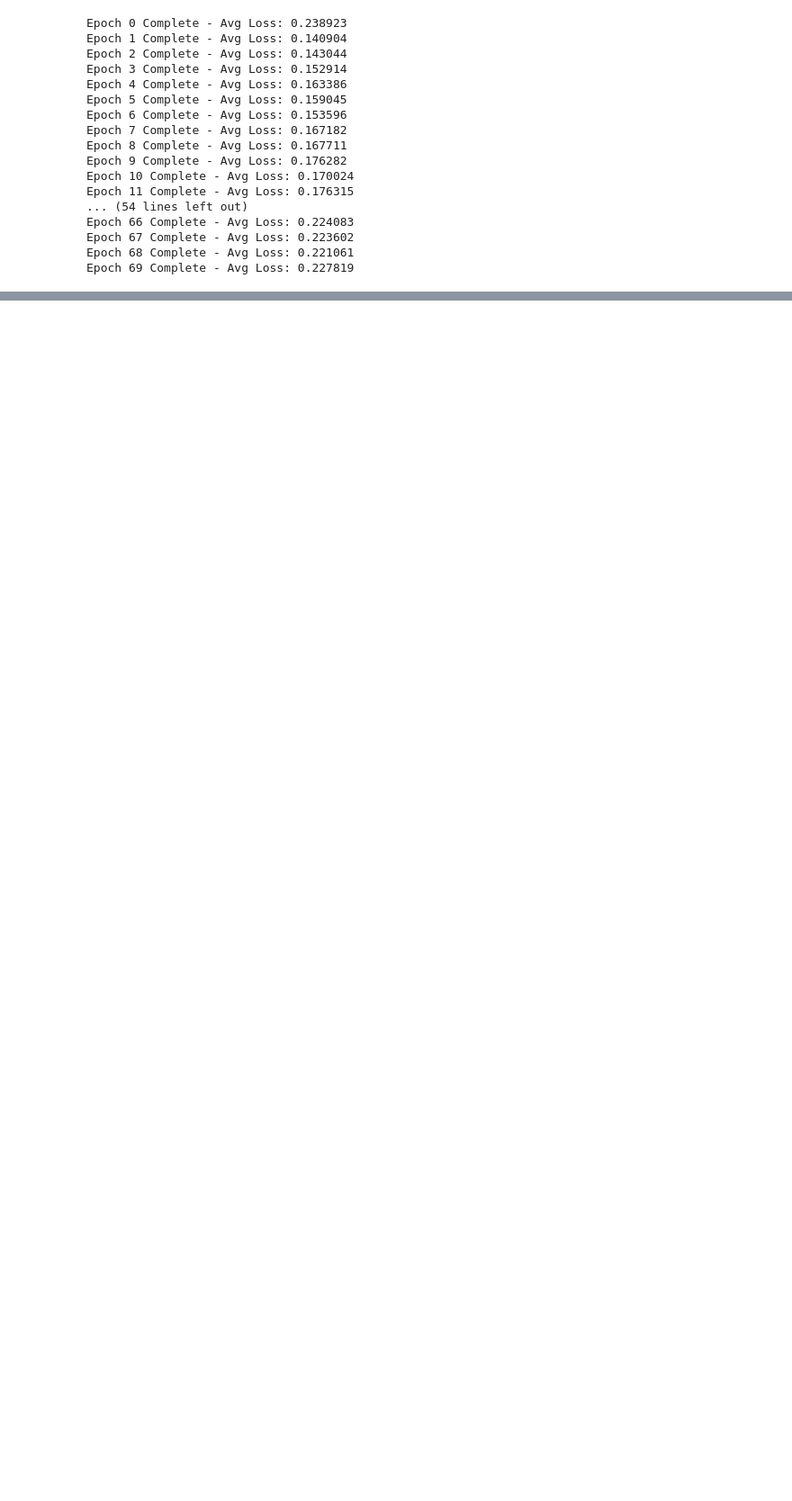
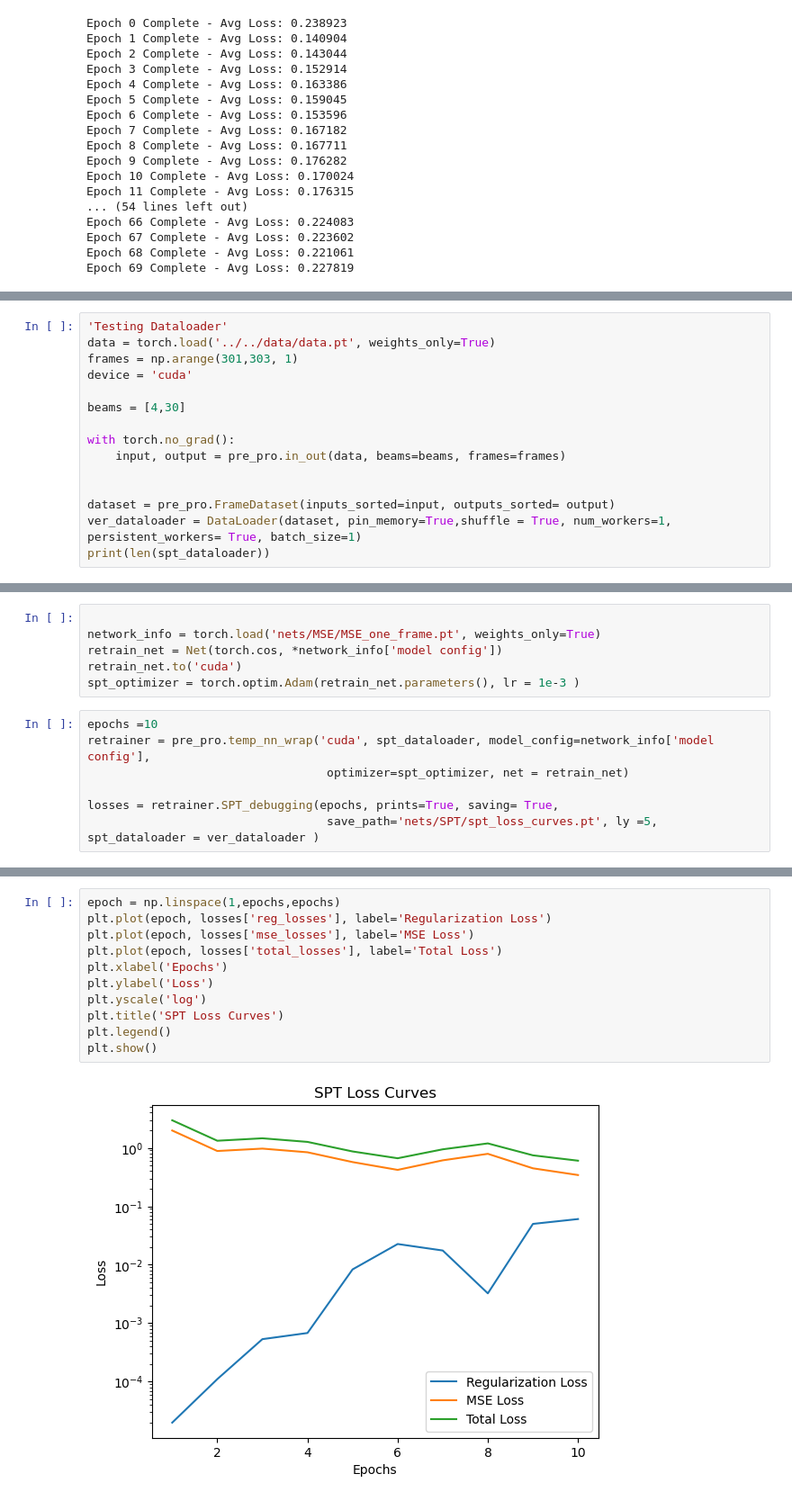
Before and after one commit to davebobculver/siren-sea-surface-code, a Jupyter notebook: debugging.ipynb, the cells around one changed output, grey strips where cells are left out. Shown at 90% size. Saved outputs shown, nothing was run; the diff lists cells and outputs as text; blank space fills up the shorter version.

Commit message:
Debugging

```diff
--- a/debugging.ipynb
+++ b/debugging.ipynb
@@ -224,0 +246,15 @@ Epoch 69 Complete - Avg Loss: 0.227819
+# %%
+'Testing Dataloader'
+data = torch.load('../../data/data.pt', weights_only=True)
+frames = np.arange(301,303, 1)
+device = 'cuda'
+
+beams = [4,30]
+
+with torch.no_grad():
+    input, output = pre_pro.in_out(data, beams=beams, frames=frames)
+
+
+dataset = pre_pro.FrameDataset(inputs_sorted=input, outputs_sorted= output)
+ver_dataloader = DataLoader(dataset, pin_memory=True,shuffle = True, num_workers=1, persistent_workers= True, batch_size=1)
+print(len(spt_dataloader))
@@ -224,0 +263,13 @@ Epoch 69 Complete - Avg Loss: 0.227819
+# %%
+
+network_info = torch.load('nets/MSE/MSE_one_frame.pt', weights_only=True)
+retrain_net = Net(torch.cos, *network_info['model config'])
+retrain_net.to('cuda')
+spt_optimizer = torch.optim.Adam(retrain_net.parameters(), lr = 1e-3 )
+# %%
+epochs =10
+retrainer = pre_pro.temp_nn_wrap('cuda', spt_dataloader, model_config=network_info['model config'],
+                                  optimizer=spt_optimizer, net = retrain_net)
+
+losses = retrainer.SPT_debugging(epochs, prints=True, saving= True,
+                                  save_path='nets/SPT/spt_loss_curves.pt', ly =5, spt_dataloader = ver_dataloader )
@@ -224,0 +297,13 @@ Epoch 69 Complete - Avg Loss: 0.227819
+# %%
+epoch = np.linspace(1,epochs,epochs)
+plt.plot(epoch, losses['reg_losses'], label='Regularization Loss')
+plt.plot(epoch, losses['mse_losses'], label='MSE Loss')
+plt.plot(epoch, losses['total_losses'], label='Total Loss')
+plt.xlabel('Epochs')
+plt.ylabel('Loss')
+plt.yscale('log')
+plt.title('SPT Loss Curves')
+plt.legend()
+plt.show()
+# %% [output]
+[figure, added]
```
Also changed, not shown: parts of 5 cells of this notebook, 5 other files.
